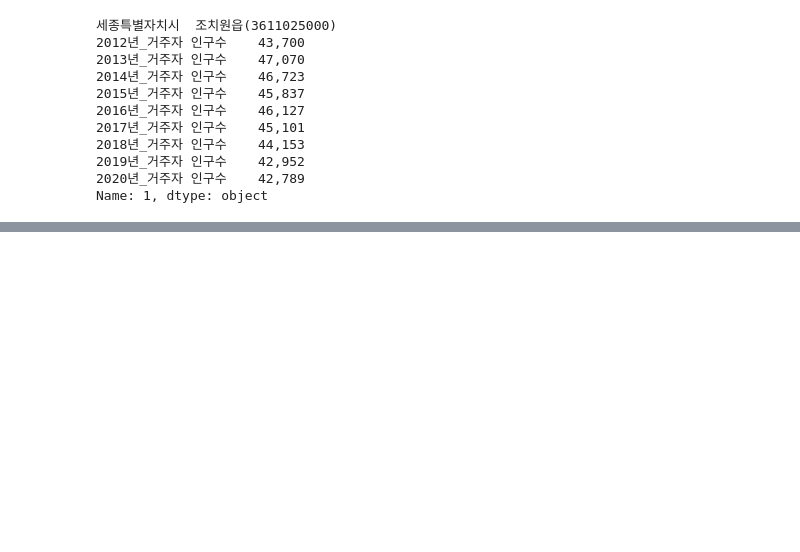
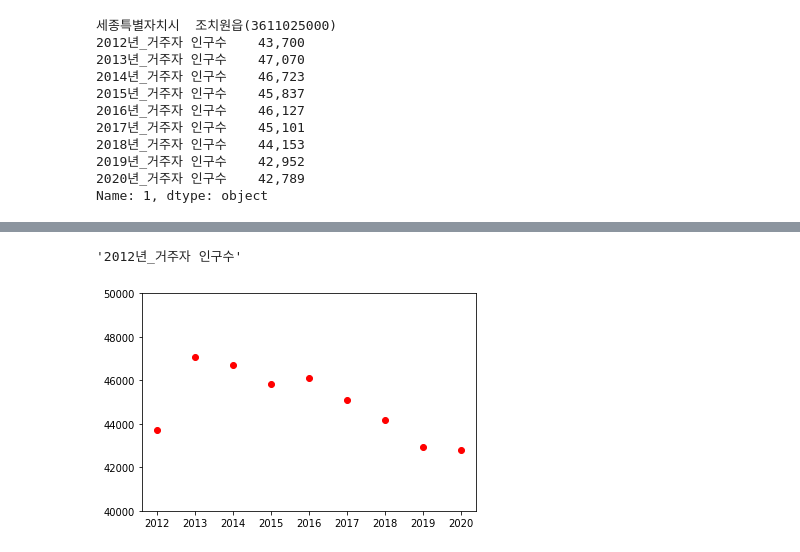
Before and after one commit to HeoJooSeong/zoostar, a Jupyter notebook: 온평원/visual/no10.ipynb, the cells around one changed output, grey strips where cells are left out. Drawn from its saved outputs; the diff is of its cells as text; code cells hidden in the pictures; blank space fills up the shorter version.

```diff
--- a/온평원/visual/no10.ipynb
+++ b/온평원/visual/no10.ipynb
@@ -39,12 +52,13 @@ print(result[0])
 # %%
-#csv 모듈로 불러오기
 import csv
-f = open('/Users/zoostar/Downloads/download_file.csv','r',encoding='cp949')
+f = open('/Users/zoostar/Downloads/download_file_10_1.csv','r',encoding='cp949')
 result = csv.reader(f)
+next(result)
 next(result)
 data = {}
 for row in result:
-    print(row[0])
+    data[row[0]] = []
     for i in range(1,len(row),6):
-        print(row[i])
+        data[row[0]].append(row[i])
+print(data)
 # %% [output]
@@ -162,3 +159,10 @@ print(result.iloc[1,[1,7,13,19,25,31,37,43,49]])
 2019년_거주자 인구수    42,952
 2020년_거주자 인구수    42,789
 Name: 1, dtype: object
+# %%
+import pandas as pd
+result = pd.read_csv('/Users/zoostar/Downloads/download_file_10_1.csv',encoding='cp949')
+data = {}
+for i in range(1,len(result)):
+    data[result.iloc[i,0]]= result.iloc[1, range(1,len(result.columns),6)]
+print(data)
@@ -164,0 +187,9 @@ Name: 1, dtype: object
+# %%
+import pandas as pd
+result = pd.read_csv('/Users/zoostar/Downloads/download_file_10_1.csv',encoding='cp949')
+data = {}
+for i in range(1,len(result)):
+    data[result.iloc[i,0]]= result.iloc[1, range(1,len(result.columns),6)]
+# %%
+for i,j in data.items():
+    print(i)
@@ -164,0 +217,18 @@ Name: 1, dtype: object
+# %%
+data['세종특별자치시  조치원읍(3611025000)'].index[0]
+# %% [output]
+'2012년_거주자 인구수'
+# %%
+import pandas as pd
+result = pd.read_csv('/Users/zoostar/Downloads/download_file_10_1.csv',encoding='cp949')
+data = {}
+for i in range(1,len(result)):
+    data[result.iloc[i,0]]= result.iloc[1, range(1,len(result.columns),6)]
+
+plt.ylim([40000,50000])
+for i in range(len(data['세종특별자치시  조치원읍(3611025000)'])):
+    data['세종특별자치시  조치원읍(3611025000)'][i] = int(data['세종특별자치시  조치원읍(3611025000)'][i].replace(',',''))
+    plt.plot(data['세종특별자치시  조치원읍(3611025000)'].index[i].split('년_')[0],data['세종특별자치시  조치원읍(3611025000)'][i],'ro')
+plt.show()
+# %% [output]
+[figure, added]
```
Also changed, not shown: parts of 37 cells of this notebook.
